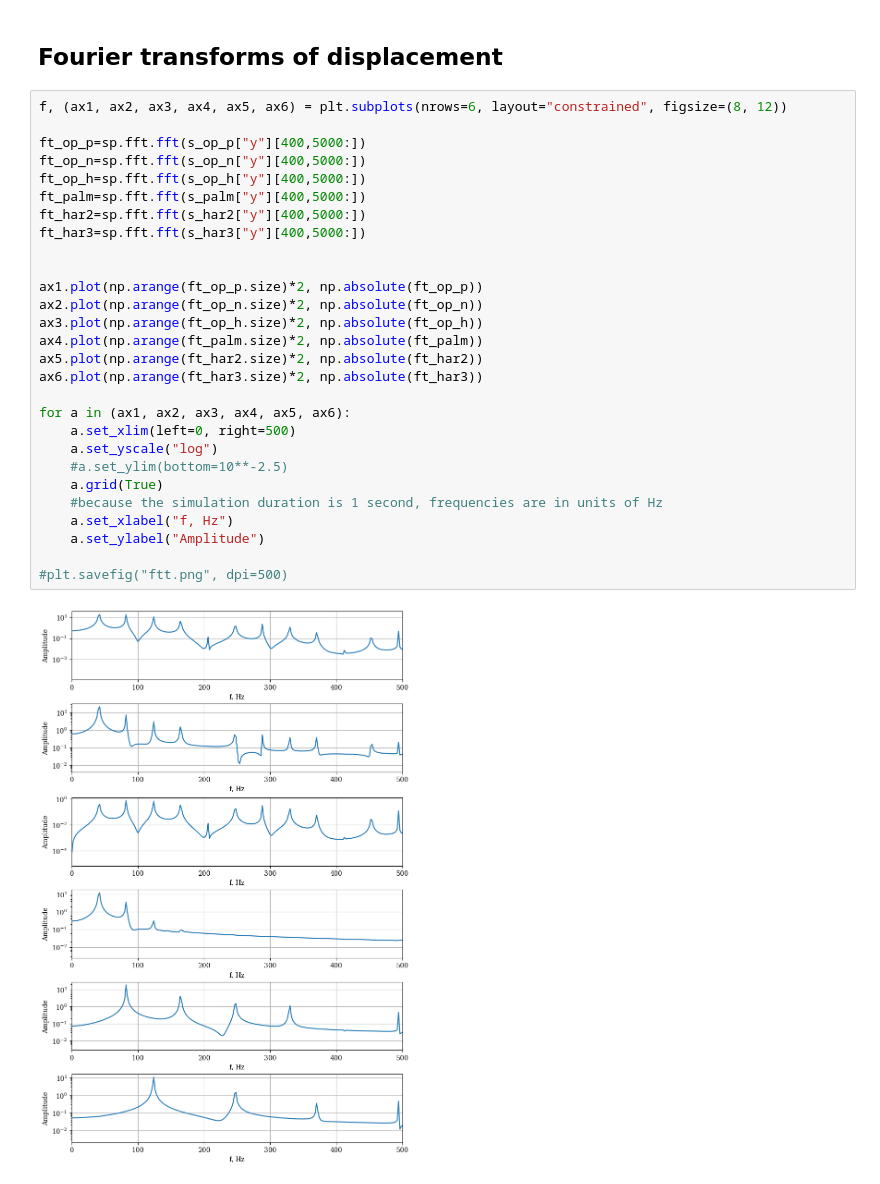
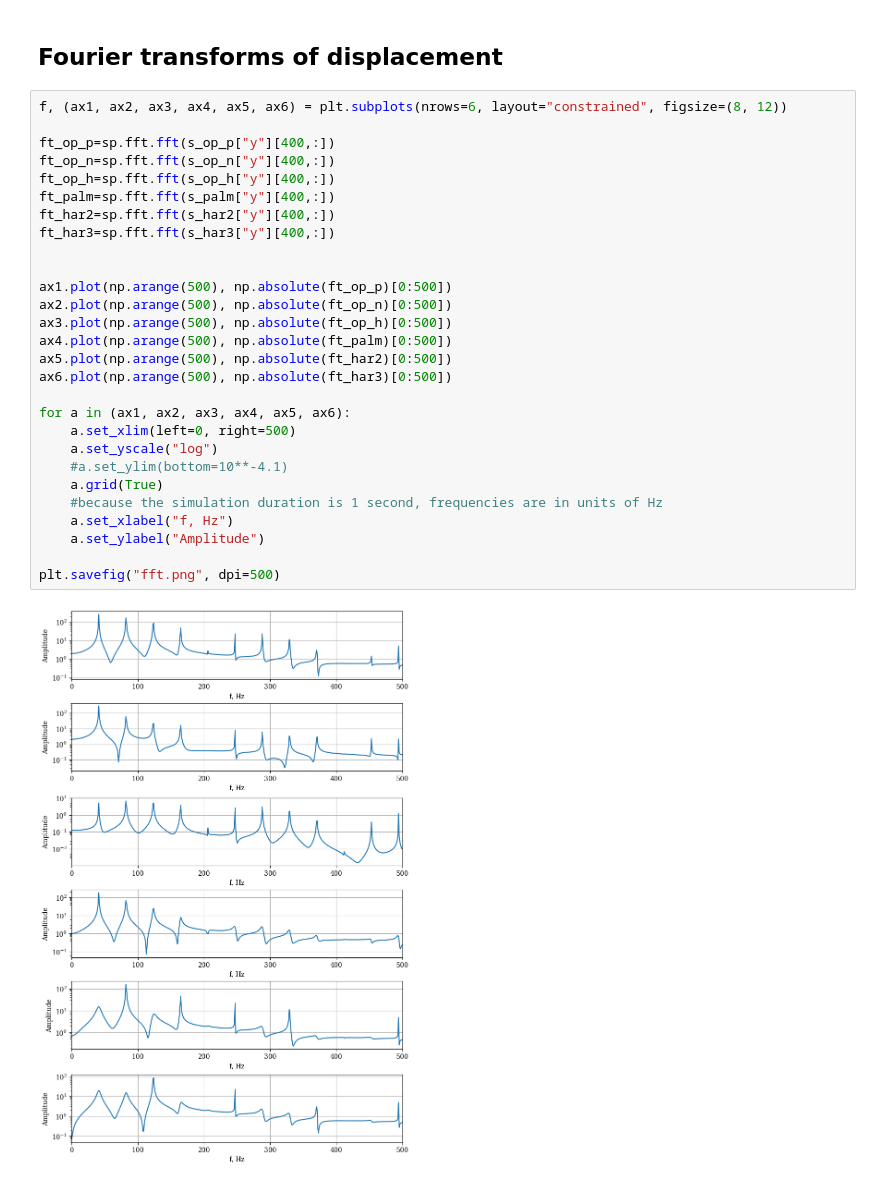
Before and after one commit to ELFREELAND/string_instrument, a Jupyter notebook: analysis.ipynb, the cells around one changed output. Cells and saved outputs as stored; diff of their text form.

```diff
--- a/analysis.ipynb
+++ b/analysis.ipynb
@@ -54,30 +55,30 @@ for a in (ax1, ax2, ax3, ax4, ax5, ax6):
 # %%
 f, (ax1, ax2, ax3, ax4, ax5, ax6) = plt.subplots(nrows=6, layout="constrained", figsize=(8, 12))
 
-ft_op_p=sp.fft.fft(s_op_p["y"][400,5000:])
-ft_op_n=sp.fft.fft(s_op_n["y"][400,5000:])
-ft_op_h=sp.fft.fft(s_op_h["y"][400,5000:])
-ft_palm=sp.fft.fft(s_palm["y"][400,5000:])
-ft_har2=sp.fft.fft(s_har2["y"][400,5000:])
-ft_har3=sp.fft.fft(s_har3["y"][400,5000:])
+ft_op_p=sp.fft.fft(s_op_p["y"][400,:])
+ft_op_n=sp.fft.fft(s_op_n["y"][400,:])
+ft_op_h=sp.fft.fft(s_op_h["y"][400,:])
+ft_palm=sp.fft.fft(s_palm["y"][400,:])
+ft_har2=sp.fft.fft(s_har2["y"][400,:])
+ft_har3=sp.fft.fft(s_har3["y"][400,:])
 
 
-ax1.plot(np.arange(ft_op_p.size)*2, np.absolute(ft_op_p))
-ax2.plot(np.arange(ft_op_n.size)*2, np.absolute(ft_op_n))
-ax3.plot(np.arange(ft_op_h.size)*2, np.absolute(ft_op_h))
-ax4.plot(np.arange(ft_palm.size)*2, np.absolute(ft_palm))
-ax5.plot(np.arange(ft_har2.size)*2, np.absolute(ft_har2))
-ax6.plot(np.arange(ft_har3.size)*2, np.absolute(ft_har3))
+ax1.plot(np.arange(500), np.absolute(ft_op_p)[0:500])
+ax2.plot(np.arange(500), np.absolute(ft_op_n)[0:500])
+ax3.plot(np.arange(500), np.absolute(ft_op_h)[0:500])
+ax4.plot(np.arange(500), np.absolute(ft_palm)[0:500])
+ax5.plot(np.arange(500), np.absolute(ft_har2)[0:500])
+ax6.plot(np.arange(500), np.absolute(ft_har3)[0:500])
 
 for a in (ax1, ax2, ax3, ax4, ax5, ax6):
     a.set_xlim(left=0, right=500)
     a.set_yscale("log")
-    #a.set_ylim(bottom=10**-2.5)
+    #a.set_ylim(bottom=10**-4.1)
     a.grid(True)
     #because the simulation duration is 1 second, frequencies are in units of Hz
     a.set_xlabel("f, Hz")
     a.set_ylabel("Amplitude")
 
-#plt.savefig("ftt.png", dpi=500)
+plt.savefig("fft.png", dpi=500)
 # %% [output]
-[figure, old version]
+[figure, new version]
```
Also changed, not shown: parts of 1 cell of this notebook, 4 other files.
